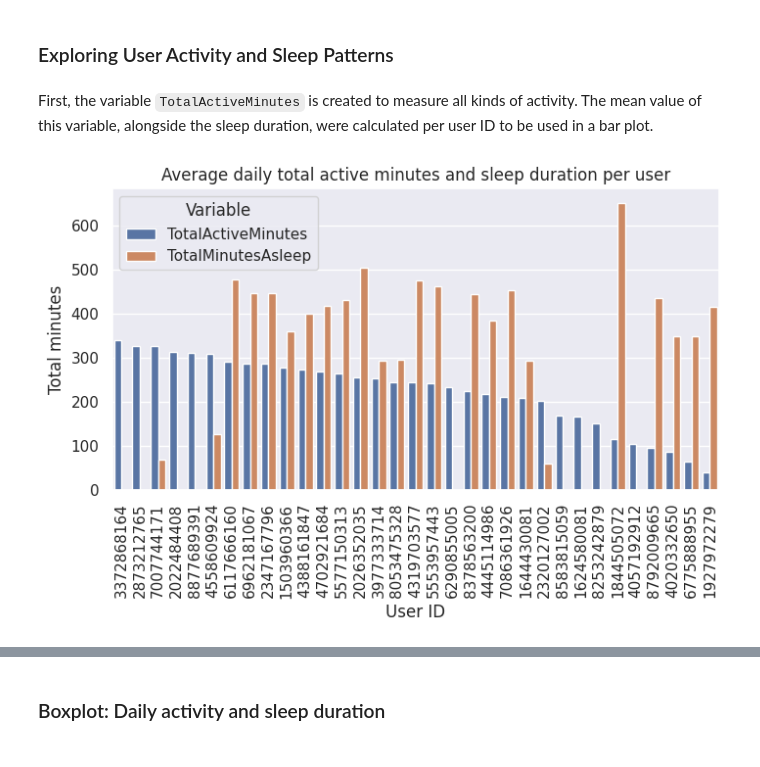
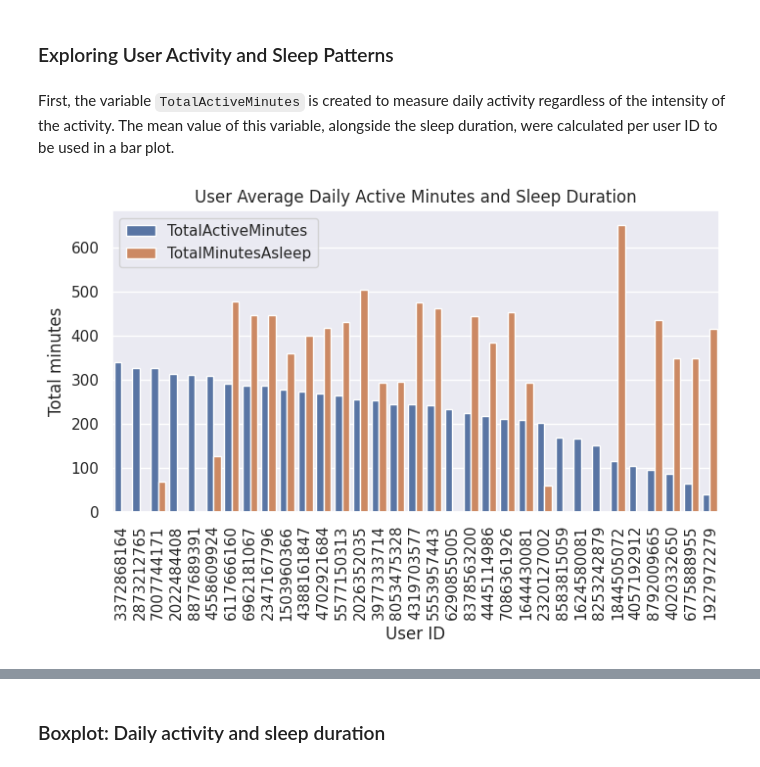
Before and after one commit to jrchac/Exploratory-Data-Analysis, a Jupyter notebook: EDA_Fitbit_Dataset.ipynb, the cells around one changed output, grey strips where cells are left out. Drawn from its saved outputs; the diff is of its cells as text; code cells hidden in the pictures.

```diff
--- a/EDA_Fitbit_Dataset.ipynb
+++ b/EDA_Fitbit_Dataset.ipynb
@@ -92,7 +92,7 @@ Number of duplicates in sleep_day: 3
 # %% [markdown]
 ### Exploring User Activity and Sleep Patterns
 # %% [markdown]
-First, the variable <code>TotalActiveMinutes</code> is created to measure all kinds of activity. The mean value of this variable, alongside the sleep duration, were calculated per user ID to be used in a bar plot.
+First, the variable <code>TotalActiveMinutes</code> is created to measure daily activity regardless of the intensity of the activity. The mean value of this variable, alongside the sleep duration, were calculated per user ID to be used in a bar plot.
 # %%
 daily_activity["TotalActiveMinutes"] = daily_activity["LightlyActiveMinutes"] + daily_activity["FairlyActiveMinutes"] + daily_activity["VeryActiveMinutes"]
 daily_ac_user = daily_activity.groupby(["Id"])["TotalActiveMinutes"].mean()
@@ -109,14 +109,14 @@ daily_user = pd.melt(daily_user, id_vars = "Id", value_vars = ["TotalActiveMinut
 # %%
 sns.set(rc={"figure.figsize":(8, 4)})
 sns.set_style("darkgrid")
 
 sns.barplot(data = daily_user, x = daily_user["Id"], y = daily_user["value"], hue = daily_user["variable"],
             order = daily_ac_user.sort_values("TotalActiveMinutes", ascending = False).Id).set(
-            title = "Average daily total active minutes and sleep duration per user",
+            title = "User Average Daily Active Minutes and Sleep Duration",
             xlabel = "User ID", ylabel = "Total minutes")
 
 plt.xticks(rotation = 90)
-plt.legend(title = "Variable", loc = "upper left")
+plt.legend(loc = "upper left")
 plt.show()
 # %% [output]
-[figure, old version]
+[figure, new version]
```
Also changed, not shown: parts of 29 cells of this notebook.
